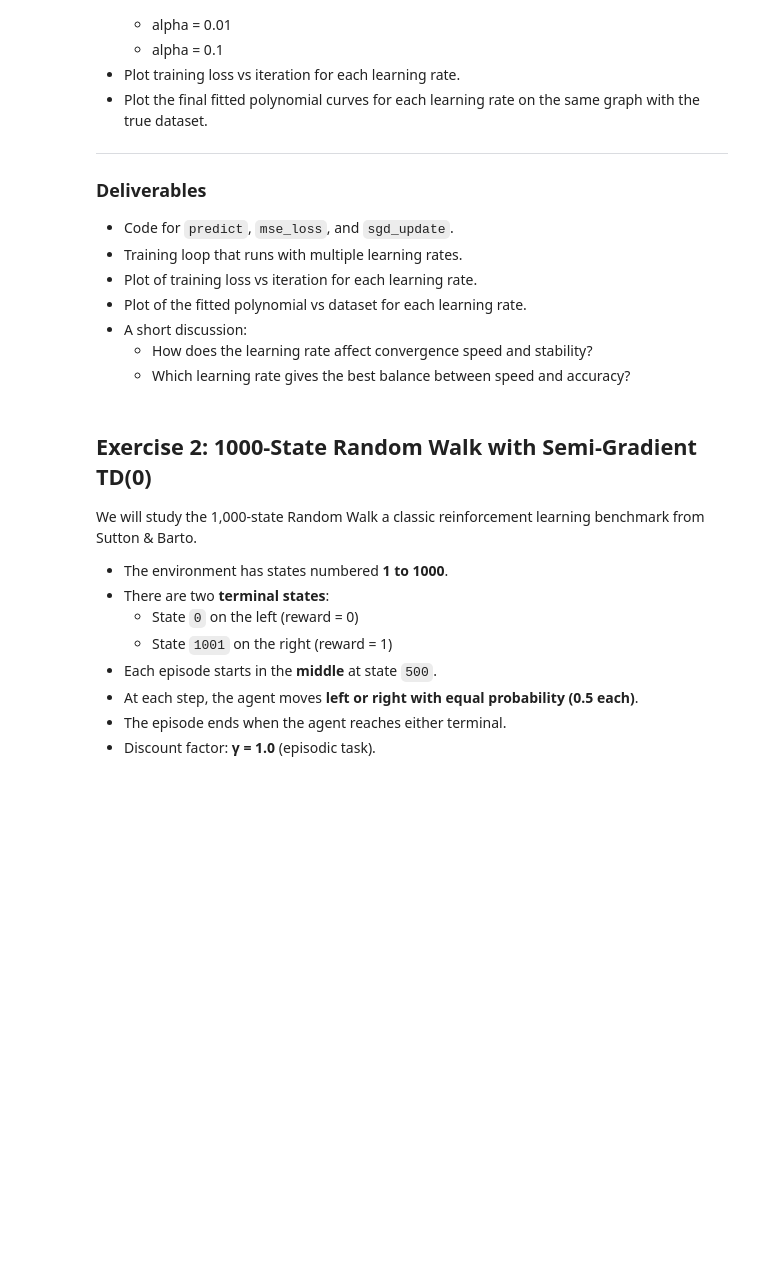
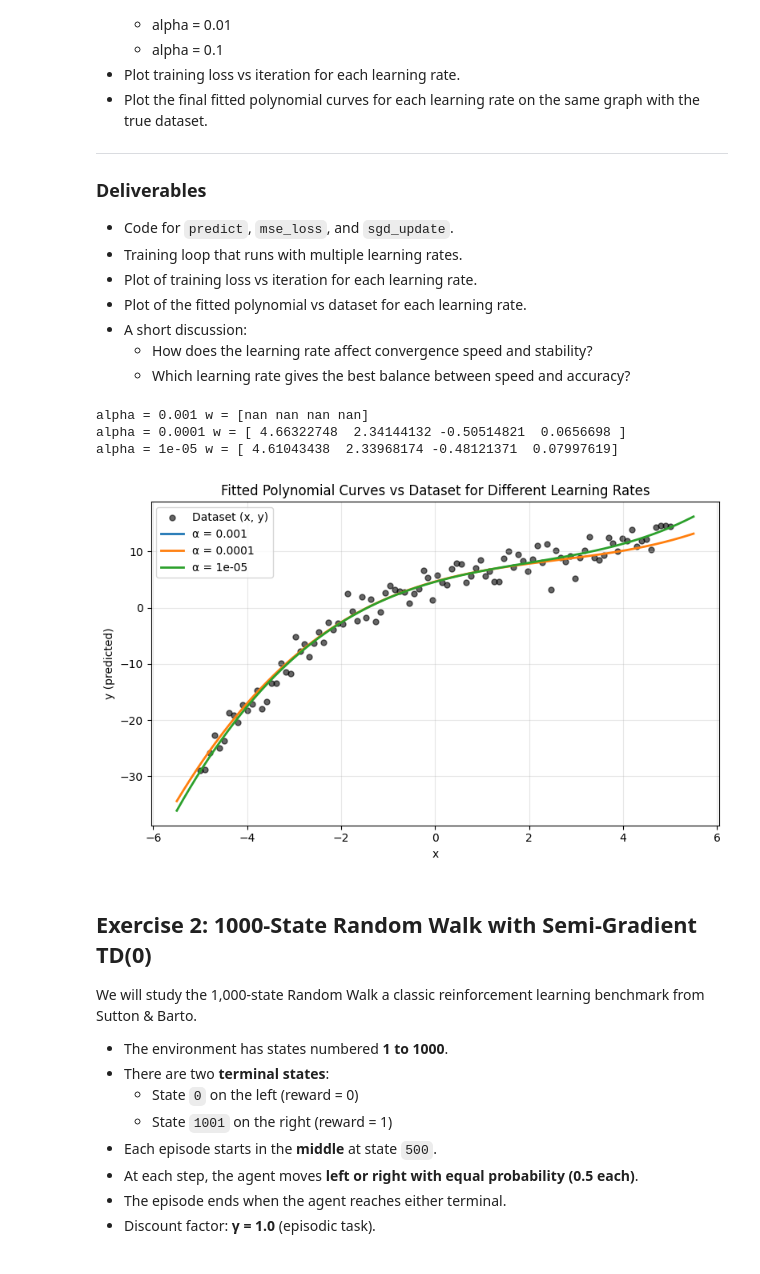
Before and after one commit to subhadeepk/cse437-assignments, a Jupyter notebook: lab5_approximation.ipynb, the cells around one changed output. Saved outputs shown, nothing was run; the diff lists cells and outputs as text; code cells hidden in the pictures; blank space fills up the shorter version.

```diff
--- a/lab5_approximation.ipynb
+++ b/lab5_approximation.ipynb
@@ -107,3 +105,72 @@ e. **Comparison with different learning rates**
+# %%
+## Your code here
+
+def predict(x: float, w: np.ndarray) -> float:
+    return w[0] + w[1]*x + w[2]*(x**2) + w[3]*(x**3)
+
+
+def mse_loss(y: float, y_hat: float) -> float:
+    return 0.5 * (y - y_hat)**2
+
+def sgd_update(x: float, y: float, w: np.ndarray, alpha: float) -> np.ndarray:
+    phi = np.array([1.0, x, x**2, x**3], dtype=float)
+    y_hat = float(np.dot(w, phi))
+    grad = -(y - y_hat) * phi
+    w = w - alpha * grad
+    return w
+
+def train_sgd(X, y, alpha, epochs=50, shuffle=True, seed=0):
+
+    rng = np.random.default_rng(seed)
+    w = np.zeros(4)                   # initialize weights (w0, w1, w2, w3)
+    loss_history = []                 # per-sample losses
+    epoch_loss = []                   # mean loss per epoch
+
+    for ep in range(epochs):          # loop over epochs
+        idx = np.arange(len(X))       # sample indices
+        if shuffle:
+            rng.shuffle(idx)          # shuffle order of data each epoch
+
+        for i in idx:                 # loop over each (x_i, y_i)
+            y_hat_i = predict(X[i], w)              # forward pass
+            loss_history.append(mse_loss(y[i], y_hat_i))  # record loss
+            w = sgd_update(X[i], y[i], w, alpha)    # SGD weight update
+
+        # evaluate average loss for this epoch
+        y_hat_all = np.array([predict(xi, w) for xi in X])
+        epoch_loss.append(np.mean((y - y_hat_all)**2) * 0.5)
+
+    print("alpha =", alpha, "w =", w )
+    return w #{"w": w, "min_loss": np.min(np.array(loss_history))}#, "loss_history": np.array(loss_history), "epoch_loss": np.array(epoch_loss)}
+
+
+
+
+# Create smooth X grid for plotting fitted curves
+xx = np.linspace(np.min(x)-0.5, np.max(x)+0.5, 400)
+
+plt.figure(figsize=(8, 5))
+plt.scatter(x, y, s=25, alpha=0.6, color='black', label='Dataset (x, y)')
+learning_rates = [0.001, 0.0001, 0.00001]
+
+# Plot the fitted polynomial for each learning rate
+for alpha in learning_rates:
+    w = train_sgd(x, y, alpha, epochs=10000)
+    yy = w[0] + w[1]*xx + w[2]*xx**2 + w[3]*xx**3
+    plt.plot(xx, yy, label=f"α = {alpha}", linewidth=2)
+
+plt.xlabel("x")
+plt.ylabel("y (predicted)")
+plt.title("Fitted Polynomial Curves vs Dataset for Different Learning Rates")
+plt.legend()
+plt.grid(alpha=0.3)
+plt.tight_layout()
+plt.show()
+# %% [output]
+alpha = 0.001 w = [nan nan nan nan]
+alpha = 0.0001 w = [ 4.66322748  2.34144132 -0.50514821  0.0656698 ]
+alpha = 1e-05 w = [ 4.61043438  2.33968174 -0.48121371  0.07997619]
+[figure, added]
 # %% [markdown]
 ## Exercise 2: 1000-State Random Walk with Semi-Gradient TD(0)
 
```
Also changed, not shown: parts of 2 cells of this notebook.
